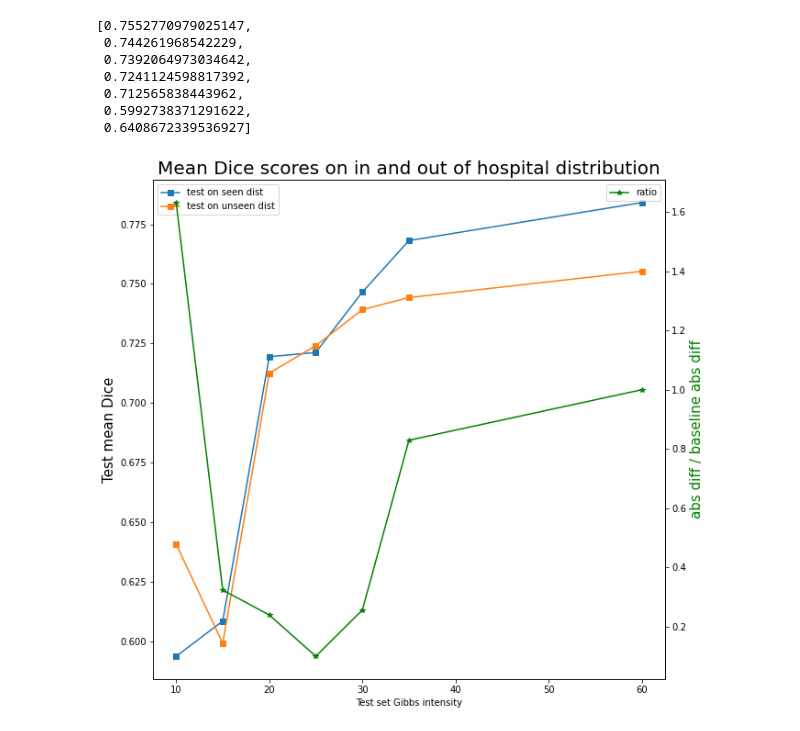
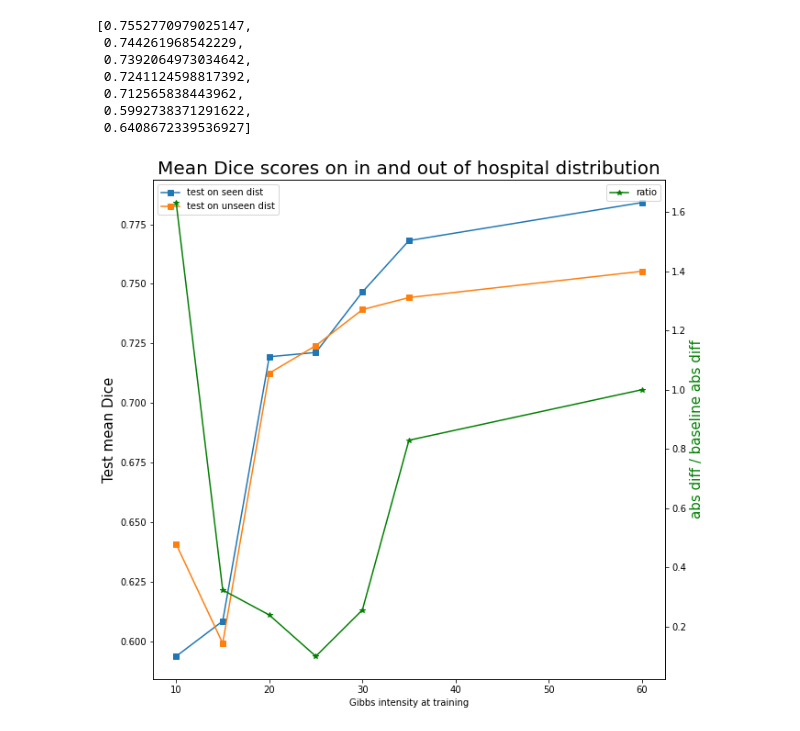
Before and after one commit to yanielc/textural-bias-medical-imaging, a Jupyter notebook: inference_hospital_dist.ipynb, the cells around one changed output. Saved outputs shown, nothing was run; the diff lists cells and outputs as text; code cells hidden in the pictures.

```diff
--- a/inference_hospital_dist.ipynb
+++ b/inference_hospital_dist.ipynb
@@ -188,17 +188,17 @@ out_dist_perf
 # %%
 fig, ax1 = plt.subplots(figsize=(10,10))
 
-ax1.set_xlabel('Test set Gibbs intensity')
+ax1.set_xlabel('Gibbs intensity at training')
 ax1.set_ylabel('Test mean Dice',size =15)
 ax1.plot([60,35,30,25,20,15,10],in_dist_perf, 's-', label='test on seen dist')
 ax1.plot([60,35,30,25,20,15,10],out_dist_perf, 's-', label='test on unseen dist')
 plt.legend()
 
 ax2 = ax1.twinx()
 ax2.set_ylabel('abs diff / baseline abs diff', color='green', size=15)
 ax2.plot([60,35,30,25,20,15,10],normalized_diffs, '*-',c='green', label='ratio')
 plt.legend()
 plt.title('Mean Dice scores on in and out of hospital distribution', size=20)
 plt.show()
 # %% [output]
-[figure, old version]
+[figure, new version]
```
